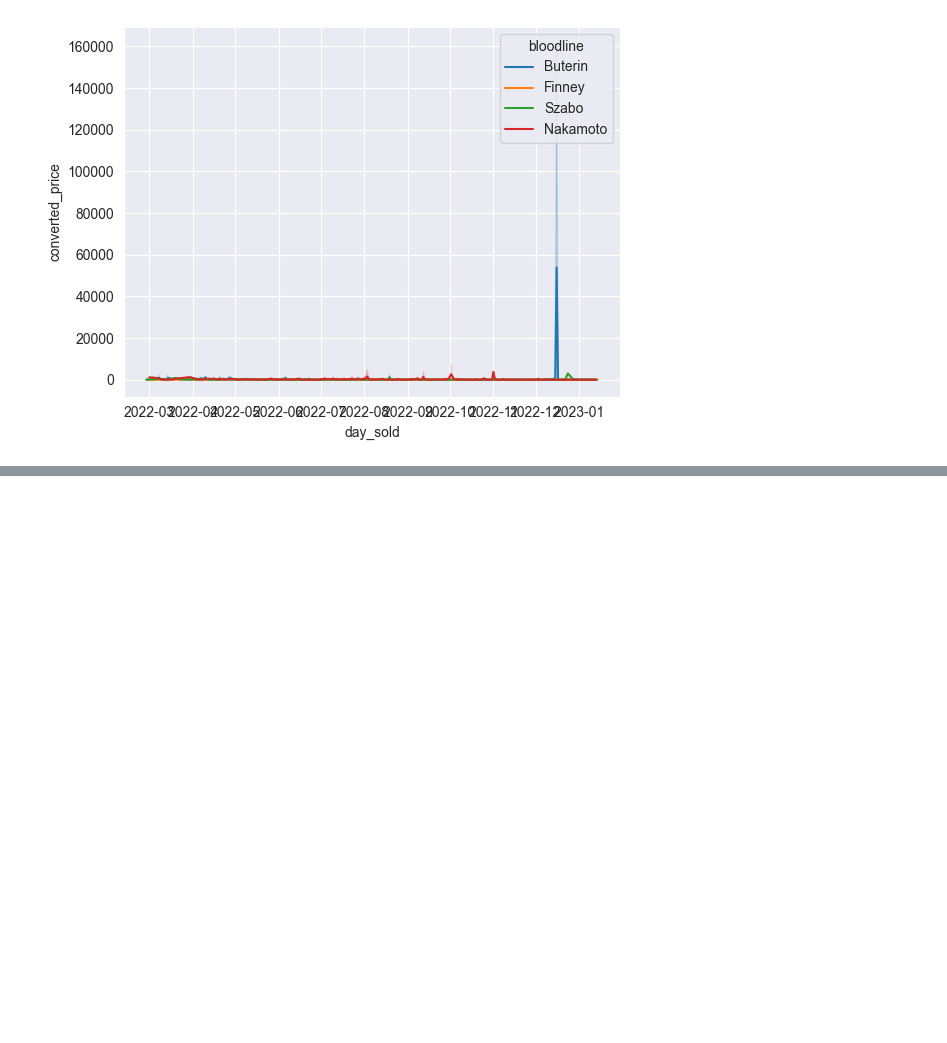
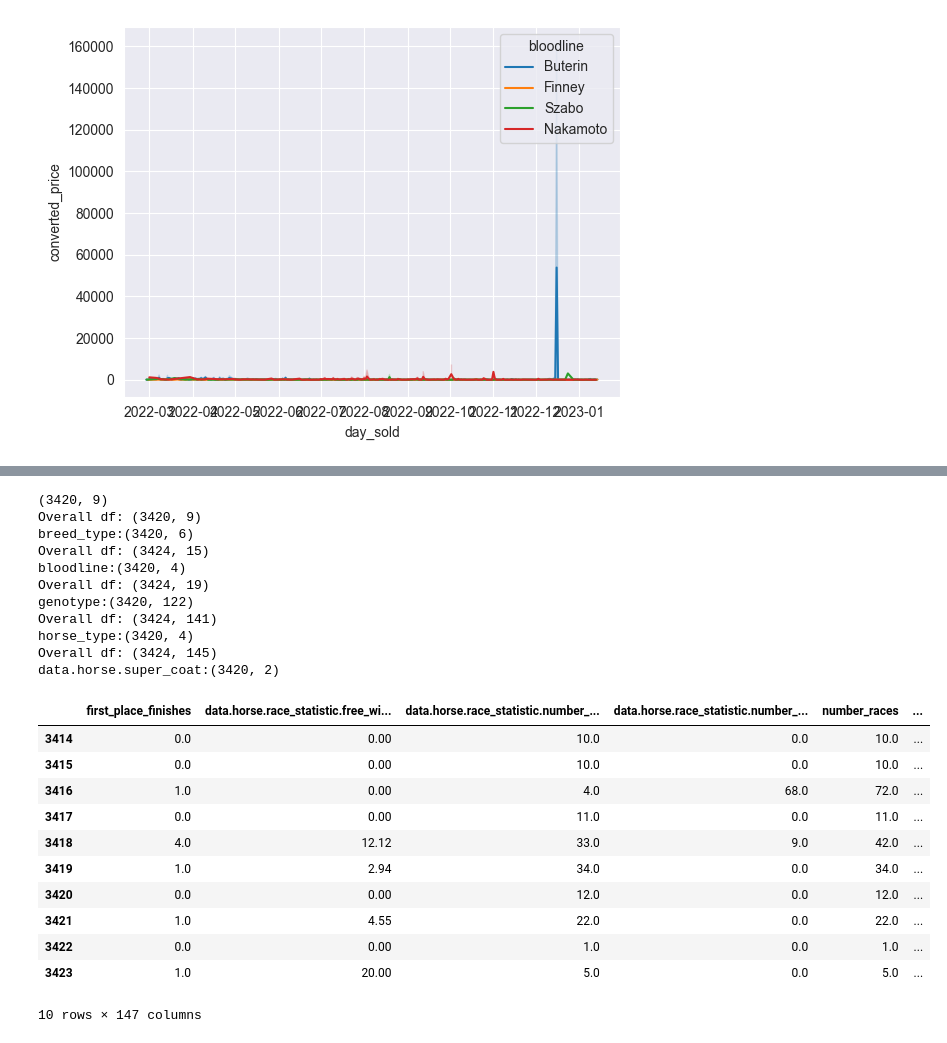
Before and after one commit to ThoroughZed-Analytics/Thoroughzed, a Jupyter notebook: app/data_cleaning.ipynb, the cells around one changed output, grey strips where cells are left out. Cells and saved outputs as stored; diff of their text form; code cells hidden in the pictures; blank space fills up the shorter version.

```diff
--- a/app/data_cleaning.ipynb
+++ b/app/data_cleaning.ipynb
@@ -185,0 +191,10 @@ sns.lineplot(data=test_merge, x='day_sold', y='converted_price', hue= 'bloodline
+# %%
+# remove NaNs from the dataset
+test_merge = test_merge[~pd.isna(test_merge['converted_price'])]
+# %%
+# clean the dataset to only include desired predictors and separate out the X and y
+# X will only have continuous variables for now
+X = test_merge.drop(columns=['converted_price', 'time_sold','horse_id','data.horse.inserted_at', 'img_url', 'horse_name', 'nft_id', 'data.horse.parents', 'z_score', 'day_sold','bloodline', 'breed_type', 'horse_color', 'genotype', 'horse_type', 'data.horse.super_coat'])
+y = test_merge.converted_price
+print(X.shape, y.shape)
+X.columns
@@ -185,0 +209,48 @@ sns.lineplot(data=test_merge, x='day_sold', y='converted_price', hue= 'bloodline
+# %%
+# following accredited to ChatGPT
+from sklearn.preprocessing import OneHotEncoder
+
+# list of categorical variables:
+cat_vars = [ 'breed_type','bloodline',  'genotype', 'horse_type', 'data.horse.super_coat']
+
+# one-hot encode all cat_vars
+encoder = OneHotEncoder(handle_unknown='ignore', sparse=False)
+print(X.shape)
+for var in cat_vars:
+    print(f'Overall df: {X.shape}')
+    # One-hot encode the categorical variable
+    categorical_variable_encoded = encoder.fit_transform(test_merge[var].values.reshape(-1,1))
+
+    # Convert the encoded variable to a DataFrame
+    categorical_variable_encoded = pd.DataFrame(categorical_variable_encoded, columns=encoder.get_feature_names_out([var]))
+    print(f'{var}:{categorical_variable_encoded.shape}')
+
+    # Concatenate the encoded variable with the original data
+    X = pd.concat([X, categorical_variable_encoded], axis=1)
+X.fillna(0, inplace=True)
+X = X[:3420]
+X.tail(10)
+# %% [output]
+(3420, 9)
+Overall df: (3420, 9)
+breed_type:(3420, 6)
+Overall df: (3424, 15)
+bloodline:(3420, 4)
+Overall df: (3424, 19)
+genotype:(3420, 122)
+Overall df: (3424, 141)
+horse_type:(3420, 4)
+Overall df: (3424, 145)
+data.horse.super_coat:(3420, 2)
+|  | first_place_finishes | data.horse.race_statistic.free_wi... | data.horse.race_statistic.number_... | data.horse.race_statistic.number_... | number_races | ... |
+| 3414 | 0.0 | 0.00 | 10.0 | 0.0 | 10.0 | ... |
+| 3415 | 0.0 | 0.00 | 10.0 | 0.0 | 10.0 | ... |
+| 3416 | 1.0 | 0.00 | 4.0 | 68.0 | 72.0 | ... |
+| 3417 | 0.0 | 0.00 | 11.0 | 0.0 | 11.0 | ... |
+| 3418 | 4.0 | 12.12 | 33.0 | 9.0 | 42.0 | ... |
+| 3419 | 1.0 | 2.94 | 34.0 | 0.0 | 34.0 | ... |
+| 3420 | 0.0 | 0.00 | 12.0 | 0.0 | 12.0 | ... |
+| 3421 | 1.0 | 4.55 | 22.0 | 0.0 | 22.0 | ... |
+| 3422 | 0.0 | 0.00 | 1.0 | 0.0 | 1.0 | ... |
+| 3423 | 1.0 | 20.00 | 5.0 | 0.0 | 5.0 | ... |
+10 rows × 147 columns
```
Also changed, not shown: parts of 5 cells of this notebook, 1 other file.
